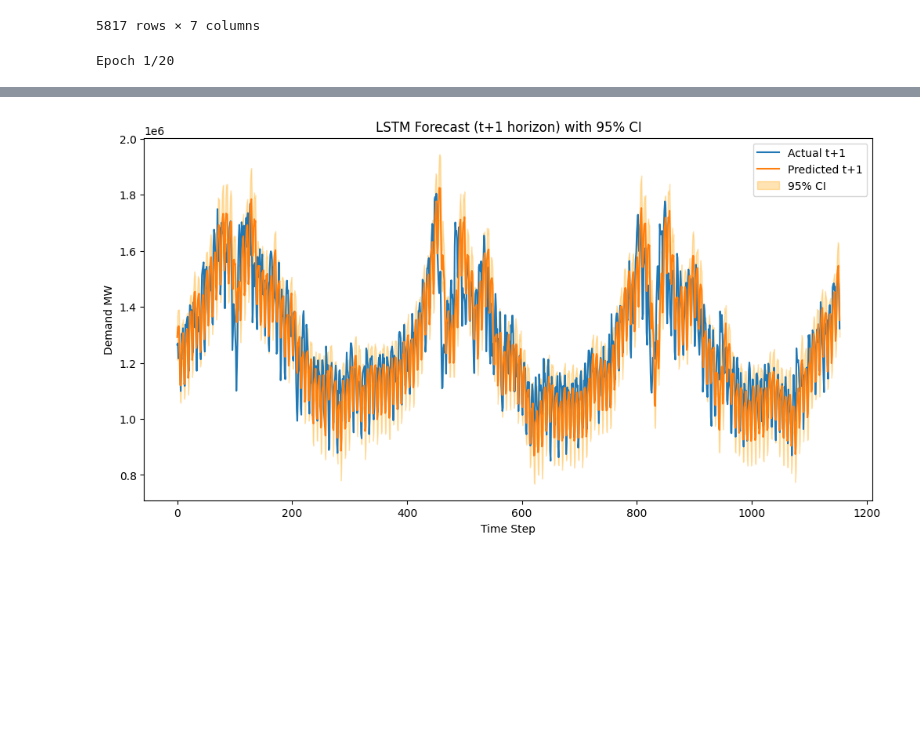
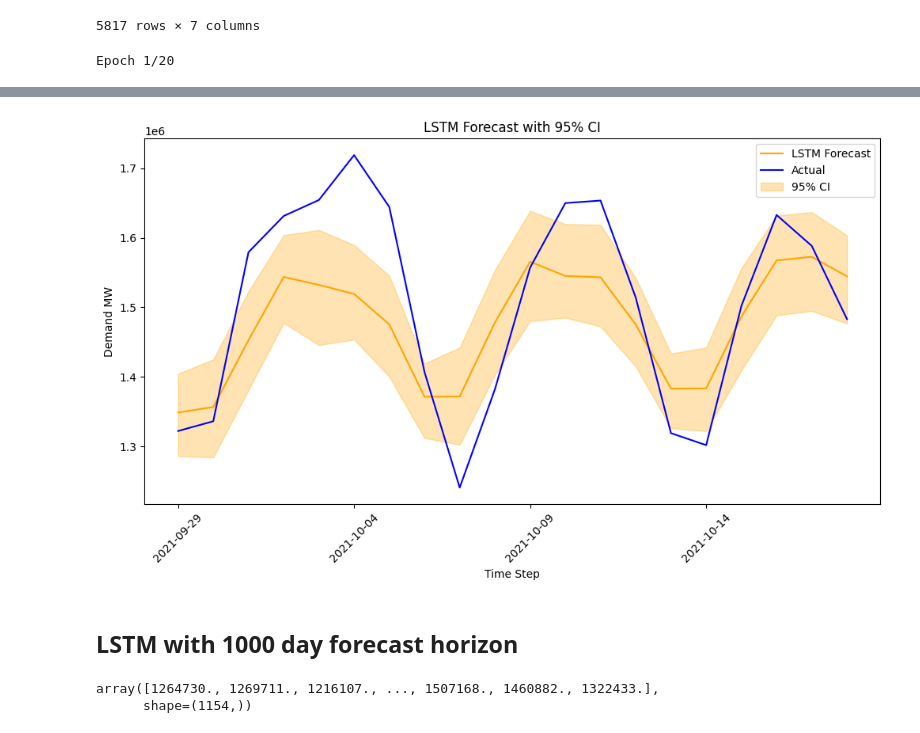
Before and after one commit to RajvirThind/data_mining_assignment, a Jupyter notebook: modelling.ipynb, the cells around one changed output, grey strips where cells are left out. Saved outputs shown, nothing was run; the diff lists cells and outputs as text; code cells hidden in the pictures; blank space fills up the shorter version.

```diff
--- a/modelling.ipynb
+++ b/modelling.ipynb
@@ -298,7 +298,7 @@ model = Sequential([
     Dropout(0.2),
     LSTM(50),
     Dropout(0.2),
-    Dense(num_steps_out)  # Output layer with 20 units for multi-step forecasting
+    Dense(num_steps_out)
 ])
 
 model.compile(optimizer='adam', loss='mean_squared_error')
@@ -328,24 +328,34 @@ y_pred_mean_rescaled = inverse_transform(y_pred_mean)
 lower_rescaled = inverse_transform(lower)
 upper_rescaled = inverse_transform(upper)
 
-mae = mean_absolute_error(y_test_rescaled.flatten(), y_pred_mean_rescaled.flatten())
-mse = mean_squared_error(y_test_rescaled.flatten(), y_pred_mean_rescaled.flatten())
-rmse = np.sqrt(mse)
-mape = np.mean(
-    np.abs((y_test_rescaled.flatten() - y_pred_mean_rescaled.flatten()) / y_test_rescaled.flatten())
+lstm_forecast = y_pred_mean_rescaled[-1, :]
+lstm_actual = y_test_rescaled[-1, :]
+lstm_lower = lower_rescaled[-1, :]
+lstm_upper = upper_rescaled[-1, :]
+
+
+mae_lstm = mean_absolute_error(lstm_actual, lstm_forecast)
+mse_lstm = mean_squared_error(lstm_actual, lstm_forecast)
+rmse_lstm = np.sqrt(mse_lstm)
+mape_lstm = np.mean(
+    np.abs((lstm_actual - lstm_forecast) / lstm_actual)
 ) * 100
 
-print(f'MAE: {mae}, MSE: {mse}, RMSE: {rmse}, MAPE: {mape:.2f}%')
+print(f'MAE: {mae_lstm}, MSE: {mse_lstm}, RMSE: {rmse_lstm}, MAPE: {mape_lstm:.2f}%')
 
+forecast_horizon = test_df['settlement_date'][:20]
 plt.figure(figsize=(12,6))
-plt.plot(y_test_rescaled[:, 0], label="Actual t+1")
-plt.plot(y_pred_mean_rescaled[:, 0], label="Predicted t+1")
-plt.fill_between(range(len(y_pred_mean_rescaled)),
-                 lower_rescaled[:, 0], upper_rescaled[:, 0],
+plt.plot(forecast_horizon, lstm_forecast, label='LSTM Forecast', color='orange')
+plt.plot(forecast_horizon, lstm_actual, label='Actual', color='blue')
+
+plt.fill_between(range(20),
+                 lstm_lower,
+                 lstm_upper,
                  color="orange", alpha=0.3, label="95% CI")
 plt.xlabel("Time Step")
+plt.xticks(test_df['settlement_date'][:20][::5], rotation=45)
 plt.ylabel("Demand MW")
-plt.title("LSTM Forecast (t+1 horizon) with 95% CI")
+plt.title("LSTM Forecast with 95% CI")
 plt.legend()
 plt.show()
 # %% [output]
@@ -370 +380,8 @@ MAE: 97421.80099360162, MSE: 17756242089.751923, RMSE: 133252.5500309541, MAPE:
-[figure, old version]
+[figure, new version]
+# %% [markdown]
+## LSTM with 1000 day forecast horizon
+# %%
+y_test_rescaled[:, 0]
+# %% [output]
+array([1264730., 1269711., 1216107., ..., 1507168., 1460882., 1322433.],
+      shape=(1154,))
```
Also changed, not shown: parts of 4 cells of this notebook.
